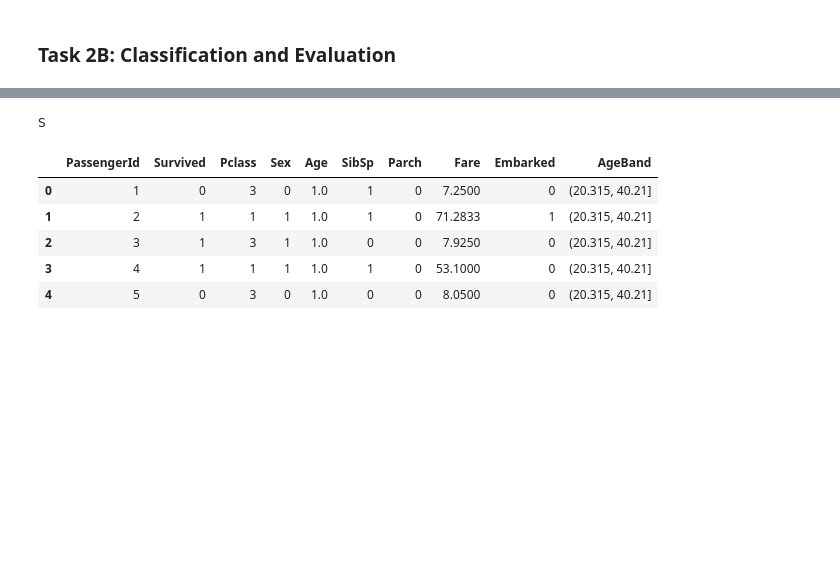
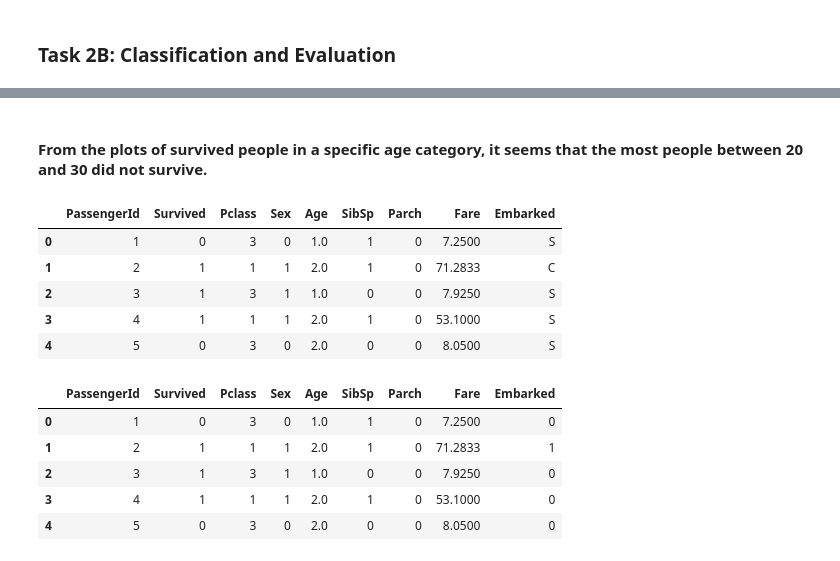
Before and after one commit to NatasjaWezel/DataMiningTechniques, a Jupyter notebook: assignment1_task2.ipynb, the cells around one changed output, grey strips where cells are left out. Saved outputs shown, nothing was run; the diff lists cells and outputs as text; code cells hidden in the pictures; blank space fills up the shorter version.

```diff
--- a/assignment1_task2.ipynb
+++ b/assignment1_task2.ipynb
@@ -236,26 +191,65 @@ train_df.head()
+# %% [markdown]
+#### From the plots of survived people in a specific age category, it seems that the most people between 20 and 30 did not survive.
+# %%
+# Obtain 4 category's for age
+train_df['age_category'] = pd.cut(train_df['Age'], 5)
+
+# Fill missing value with mean age
+mean_age = train_df.Age.dropna().mean()
+train_df.Age.fillna(mean_age, inplace=True)
+test_df.Age.fillna(mean_age, inplace=True)
+
+# Change in both datasets
+train_df.loc[ train_df['Age'] <= 16, 'Age'] = 0
+train_df.loc[(train_df['Age'] > 16) & (train_df['Age'] <= 32), 'Age'] = 1
+train_df.loc[(train_df['Age'] > 32) & (train_df['Age'] <= 48), 'Age'] = 2
+train_df.loc[(train_df['Age'] > 48) & (train_df['Age'] <= 64), 'Age'] = 3
+train_df.loc[ train_df['Age'] > 64, 'Age'] = 4
+
+test_df.loc[ test_df['Age'] <= 16, 'Age'] = 0
+test_df.loc[(test_df['Age'] > 16) & (test_df['Age'] <= 32), 'Age'] = 1
+test_df.loc[(test_df['Age'] > 32) & (test_df['Age'] <= 48), 'Age'] = 2
+test_df.loc[(test_df['Age'] > 48) & (test_df['Age'] <= 64), 'Age'] = 3
+test_df.loc[ test_df['Age'] > 64, 'Age'] = 4
+
+train_df.head(10)
+
+# Drop age category from dataframe
+train_df.drop(columns=['age_category'], axis=1, inplace=True)
+# %%
+# Convert sex to only have zeros and ones
+train_df['Sex'] = train_df['Sex'].map({'female': 1, 'male': 0})
+test_df['Sex'] = test_df['Sex'].map({'female': 1, 'male': 0})
+
+train_df.head()
+# %% [output]
+|  | PassengerId | Survived | Pclass | Sex | Age | SibSp | Parch | Fare | Embarked |
+| 0 | 1 | 0 | 3 | 0 | 1.0 | 1 | 0 | 7.2500 | S |
+| 1 | 2 | 1 | 1 | 1 | 2.0 | 1 | 0 | 71.2833 | C |
+| 2 | 3 | 1 | 3 | 1 | 1.0 | 0 | 0 | 7.9250 | S |
+| 3 | 4 | 1 | 1 | 1 | 2.0 | 1 | 0 | 53.1000 | S |
+| 4 | 5 | 0 | 3 | 0 | 2.0 | 0 | 0 | 8.0500 | S |
 # %%
 # Preprocess embarked
 
 # Get mode for missing values
 mode = train_df.Embarked.dropna().mode()[0]
-print(mode)
 
-for dataset in combine:
-
-     # Fill two missing values with mode
-    dataset['Embarked'] = dataset['Embarked'].fillna(mode)
+ # Fill missing values with mode
+train_df['Embarked'] = train_df['Embarked'].fillna(mode)
+test_df['Embarked'] = test_df['Embarked'].fillna(mode)
 
 train_df[['Embarked', 'Survived']].groupby(['Embarked'], as_index=False).mean().sort_values(by='Survived', ascending=False)
 
-for dataset in combine:
-    dataset['Embarked'] = dataset['Embarked'].map( {'S': 0, 'C': 1, 'Q': 2} ).astype(int)
+# Convert to integers
+train_df['Embarked'] = train_df['Embarked'].map( {'S': 0, 'C': 1, 'Q': 2} ).astype(int)
+test_df['Embarked'] = test_df['Embarked'].map( {'S': 0, 'C': 1, 'Q': 2} ).astype(int)
 
 train_df.head()
 # %% [output]
-S
-|  | PassengerId | Survived | Pclass | Sex | Age | SibSp | Parch | Fare | Embarked | AgeBand |
-| 0 | 1 | 0 | 3 | 0 | 1.0 | 1 | 0 | 7.2500 | 0 | (20.315, 40.21] |
-| 1 | 2 | 1 | 1 | 1 | 1.0 | 1 | 0 | 71.2833 | 1 | (20.315, 40.21] |
-| 2 | 3 | 1 | 3 | 1 | 1.0 | 0 | 0 | 7.9250 | 0 | (20.315, 40.21] |
-| 3 | 4 | 1 | 1 | 1 | 1.0 | 1 | 0 | 53.1000 | 0 | (20.315, 40.21] |
-| 4 | 5 | 0 | 3 | 0 | 1.0 | 0 | 0 | 8.0500 | 0 | (20.315, 40.21] |
+|  | PassengerId | Survived | Pclass | Sex | Age | SibSp | Parch | Fare | Embarked |
+| 0 | 1 | 0 | 3 | 0 | 1.0 | 1 | 0 | 7.2500 | 0 |
+| 1 | 2 | 1 | 1 | 1 | 2.0 | 1 | 0 | 71.2833 | 1 |
+| 2 | 3 | 1 | 3 | 1 | 1.0 | 0 | 0 | 7.9250 | 0 |
+| 3 | 4 | 1 | 1 | 1 | 2.0 | 1 | 0 | 53.1000 | 0 |
+| 4 | 5 | 0 | 3 | 0 | 2.0 | 0 | 0 | 8.0500 | 0 |
```
Also changed, not shown: parts of 15 cells of this notebook, 1 other file.
